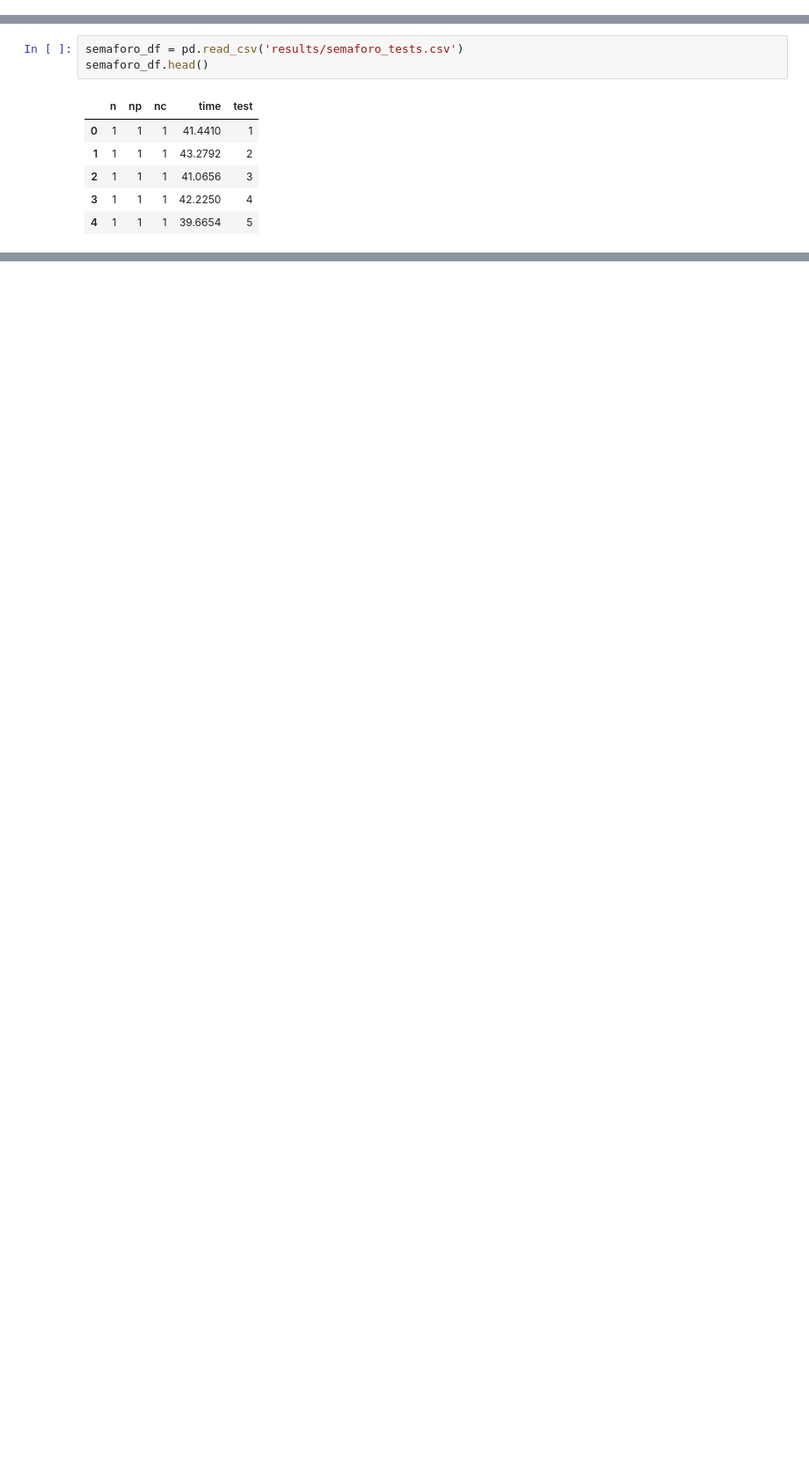
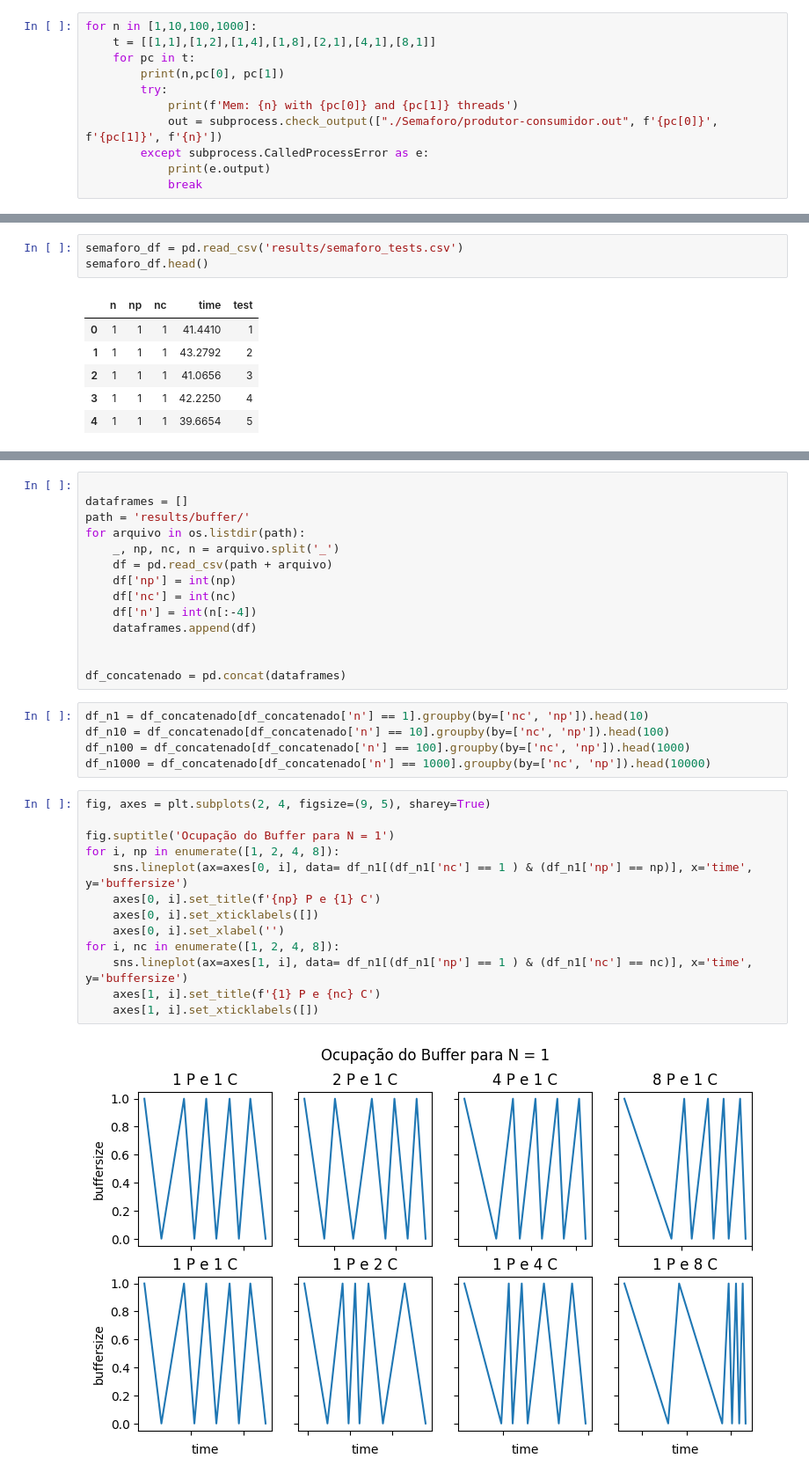
Before and after one commit to MariaLuizaCw/distributed-systems, a Jupyter notebook: TP2/analysis.ipynb, the cells around one changed output, grey strips where cells are left out. Shown at 88% size. Cells and saved outputs as stored; diff of their text form; blank space fills up the shorter version.

```diff
--- a/TP2/analysis.ipynb
+++ b/TP2/analysis.ipynb
@@ -121,3 +126,14 @@ for n in [1,10,100,1000]:
+# %%
+for n in [1,10,100,1000]:
+    t = [[1,1],[1,2],[1,4],[1,8],[2,1],[4,1],[8,1]]
+    for pc in t:
+        print(n,pc[0], pc[1])
+        try:
+            print(f'Mem: {n} with {pc[0]} and {pc[1]} threads')
+            out = subprocess.check_output(["./Semaforo/produtor-consumidor.out", f'{pc[0]}', f'{pc[1]}', f'{n}'])
+        except subprocess.CalledProcessError as e:
+            print(e.output)
+            break
 # %% [markdown]
 ### Analisando os resultados
 <hr/>
@@ -145,0 +166,34 @@ plt.show()
+# %%
+
+dataframes = []
+path = 'results/buffer/'
+for arquivo in os.listdir(path):
+    _, np, nc, n = arquivo.split('_')
+    df = pd.read_csv(path + arquivo)
+    df['np'] = int(np)
+    df['nc'] = int(nc)
+    df['n'] = int(n[:-4])
+    dataframes.append(df)
+
+
+df_concatenado = pd.concat(dataframes)
+# %%
+df_n1 = df_concatenado[df_concatenado['n'] == 1].groupby(by=['nc', 'np']).head(10)
+df_n10 = df_concatenado[df_concatenado['n'] == 10].groupby(by=['nc', 'np']).head(100)
+df_n100 = df_concatenado[df_concatenado['n'] == 100].groupby(by=['nc', 'np']).head(1000)
+df_n1000 = df_concatenado[df_concatenado['n'] == 1000].groupby(by=['nc', 'np']).head(10000)
+# %%
+fig, axes = plt.subplots(2, 4, figsize=(9, 5), sharey=True)
+
+fig.suptitle('Ocupação do Buffer para N = 1')
+for i, np in enumerate([1, 2, 4, 8]):
+    sns.lineplot(ax=axes[0, i], data= df_n1[(df_n1['nc'] == 1 ) & (df_n1['np'] == np)], x='time', y='buffersize')
+    axes[0, i].set_title(f'{np} P e {1} C')
+    axes[0, i].set_xticklabels([])
+    axes[0, i].set_xlabel('')
+for i, nc in enumerate([1, 2, 4, 8]):
+    sns.lineplot(ax=axes[1, i], data= df_n1[(df_n1['np'] == 1 ) & (df_n1['nc'] == nc)], x='time', y='buffersize')
+    axes[1, i].set_title(f'{1} P e {nc} C')
+    axes[1, i].set_xticklabels([])
+# %% [output]
+[figure, added]
```
Also changed, not shown: parts of 9 cells of this notebook.
